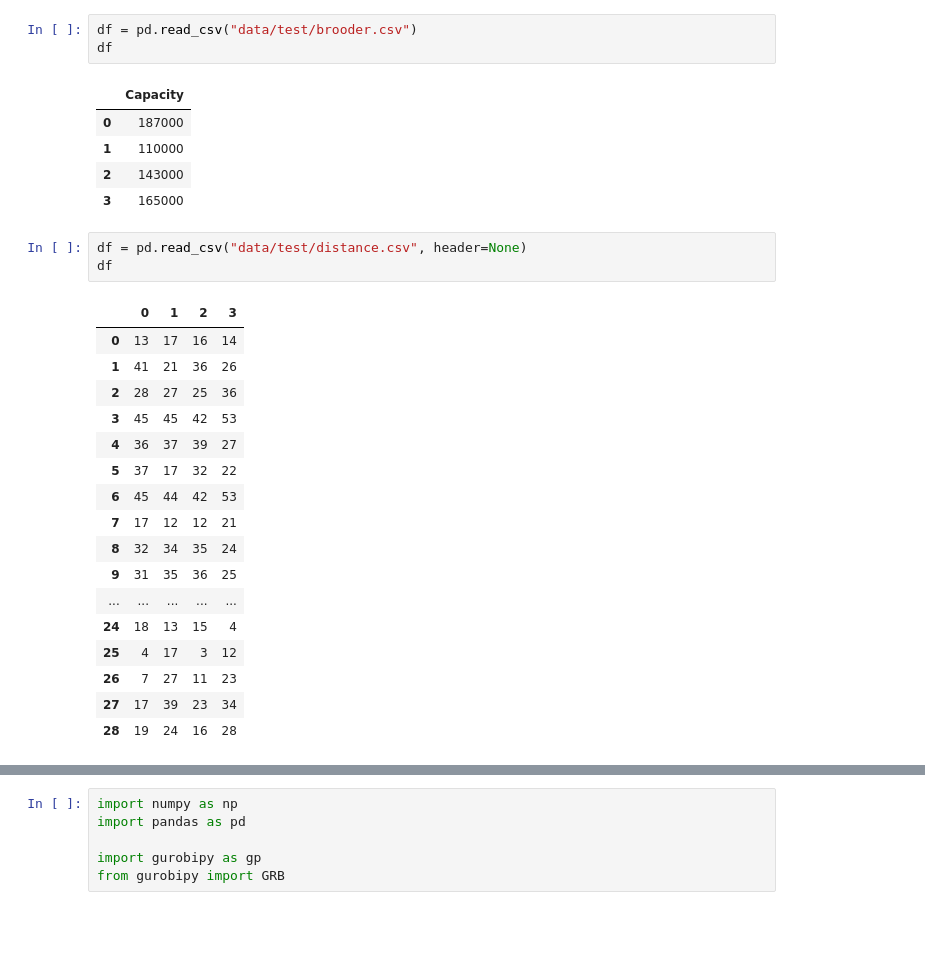
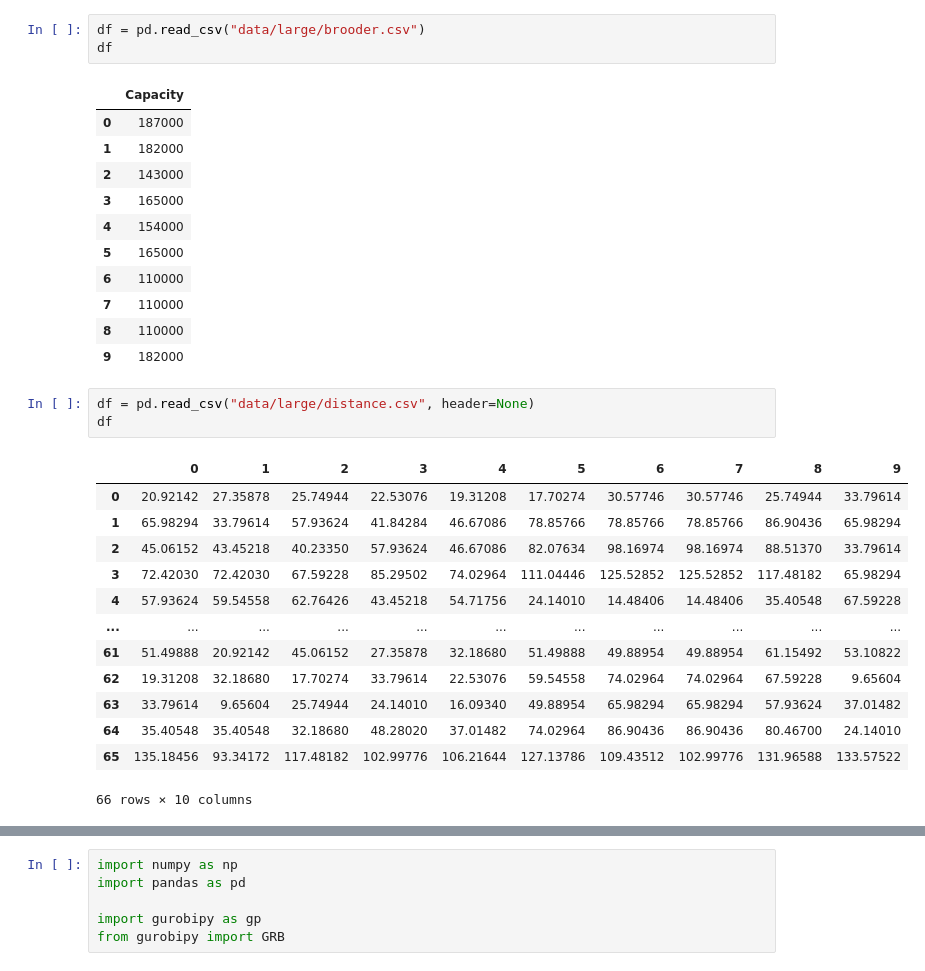
Before and after one commit to bazylhorsey/livestock-logistic-optimizer, a Jupyter notebook: brooder_allocation.ipynb, the cells around one changed output, grey strips where cells are left out. Cells and saved outputs as stored; diff of their text form; blank space fills up the shorter version.

```diff
--- a/brooder_allocation.ipynb
+++ b/brooder_allocation.ipynb
@@ -120,33 +116,35 @@ df
 # %%
-df = pd.read_csv("data/test/brooder.csv")
+df = pd.read_csv("data/large/brooder.csv")
 df
 # %% [output]
 |  | Capacity |
 | 0 | 187000 |
-| 1 | 110000 |
+| 1 | 182000 |
 | 2 | 143000 |
 | 3 | 165000 |
+| 4 | 154000 |
+| 5 | 165000 |
+| 6 | 110000 |
+| 7 | 110000 |
+| 8 | 110000 |
+| 9 | 182000 |
 # %%
-df = pd.read_csv("data/test/distance.csv", header=None)
+df = pd.read_csv("data/large/distance.csv", header=None)
 df
 # %% [output]
-|  | 0 | 1 | 2 | 3 |
-| 0 | 13 | 17 | 16 | 14 |
-| 1 | 41 | 21 | 36 | 26 |
-| 2 | 28 | 27 | 25 | 36 |
-| 3 | 45 | 45 | 42 | 53 |
-| 4 | 36 | 37 | 39 | 27 |
-| 5 | 37 | 17 | 32 | 22 |
-| 6 | 45 | 44 | 42 | 53 |
-| 7 | 17 | 12 | 12 | 21 |
-| 8 | 32 | 34 | 35 | 24 |
-| 9 | 31 | 35 | 36 | 25 |
-| ... | ... | ... | ... | ... |
-| 24 | 18 | 13 | 15 | 4 |
-| 25 | 4 | 17 | 3 | 12 |
-| 26 | 7 | 27 | 11 | 23 |
-| 27 | 17 | 39 | 23 | 34 |
-| 28 | 19 | 24 | 16 | 28 |
+|  | 0 | 1 | 2 | 3 | 4 | 5 | 6 | 7 | 8 | 9 |
+| 0 | 20.92142 | 27.35878 | 25.74944 | 22.53076 | 19.31208 | 17.70274 | 30.57746 | 30.57746 | 25.74944 | 33.79614 |
+| 1 | 65.98294 | 33.79614 | 57.93624 | 41.84284 | 46.67086 | 78.85766 | 78.85766 | 78.85766 | 86.90436 | 65.98294 |
+| 2 | 45.06152 | 43.45218 | 40.23350 | 57.93624 | 46.67086 | 82.07634 | 98.16974 | 98.16974 | 88.51370 | 33.79614 |
+| 3 | 72.42030 | 72.42030 | 67.59228 | 85.29502 | 74.02964 | 111.04446 | 125.52852 | 125.52852 | 117.48182 | 65.98294 |
+| 4 | 57.93624 | 59.54558 | 62.76426 | 43.45218 | 54.71756 | 24.14010 | 14.48406 | 14.48406 | 35.40548 | 67.59228 |
+| ... | ... | ... | ... | ... | ... | ... | ... | ... | ... | ... |
+| 61 | 51.49888 | 20.92142 | 45.06152 | 27.35878 | 32.18680 | 51.49888 | 49.88954 | 49.88954 | 61.15492 | 53.10822 |
+| 62 | 19.31208 | 32.18680 | 17.70274 | 33.79614 | 22.53076 | 59.54558 | 74.02964 | 74.02964 | 67.59228 | 9.65604 |
+| 63 | 33.79614 | 9.65604 | 25.74944 | 24.14010 | 16.09340 | 49.88954 | 65.98294 | 65.98294 | 57.93624 | 37.01482 |
+| 64 | 35.40548 | 35.40548 | 32.18680 | 48.28020 | 37.01482 | 74.02964 | 86.90436 | 86.90436 | 80.46700 | 24.14010 |
+| 65 | 135.18456 | 93.34172 | 117.48182 | 102.99776 | 106.21644 | 127.13786 | 109.43512 | 102.99776 | 131.96588 | 133.57522 |
+66 rows × 10 columns
 # %% [markdown]
 ---
 ## Model Formulation
```
Also changed, not shown: parts of 13 cells of this notebook, 5 other files.
